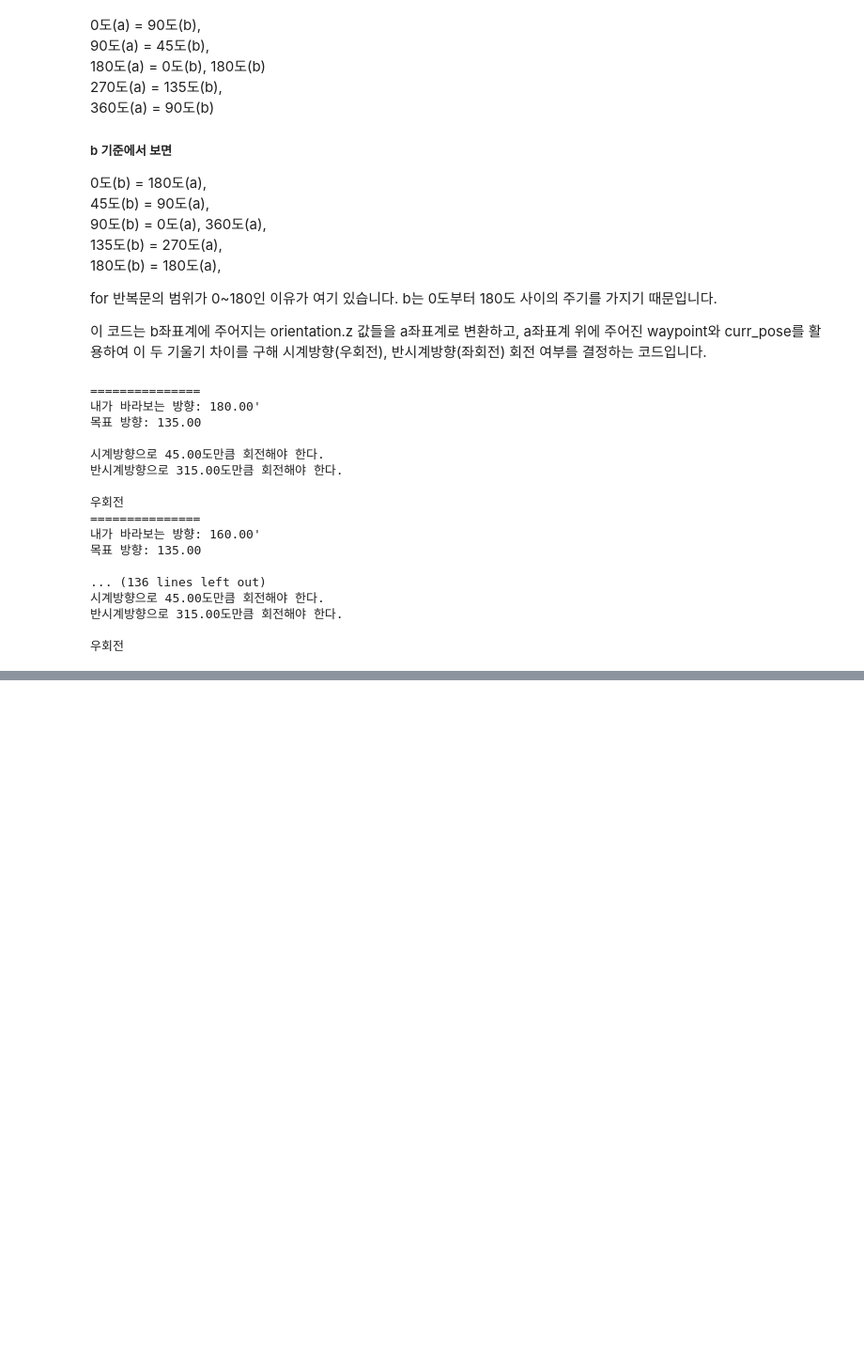
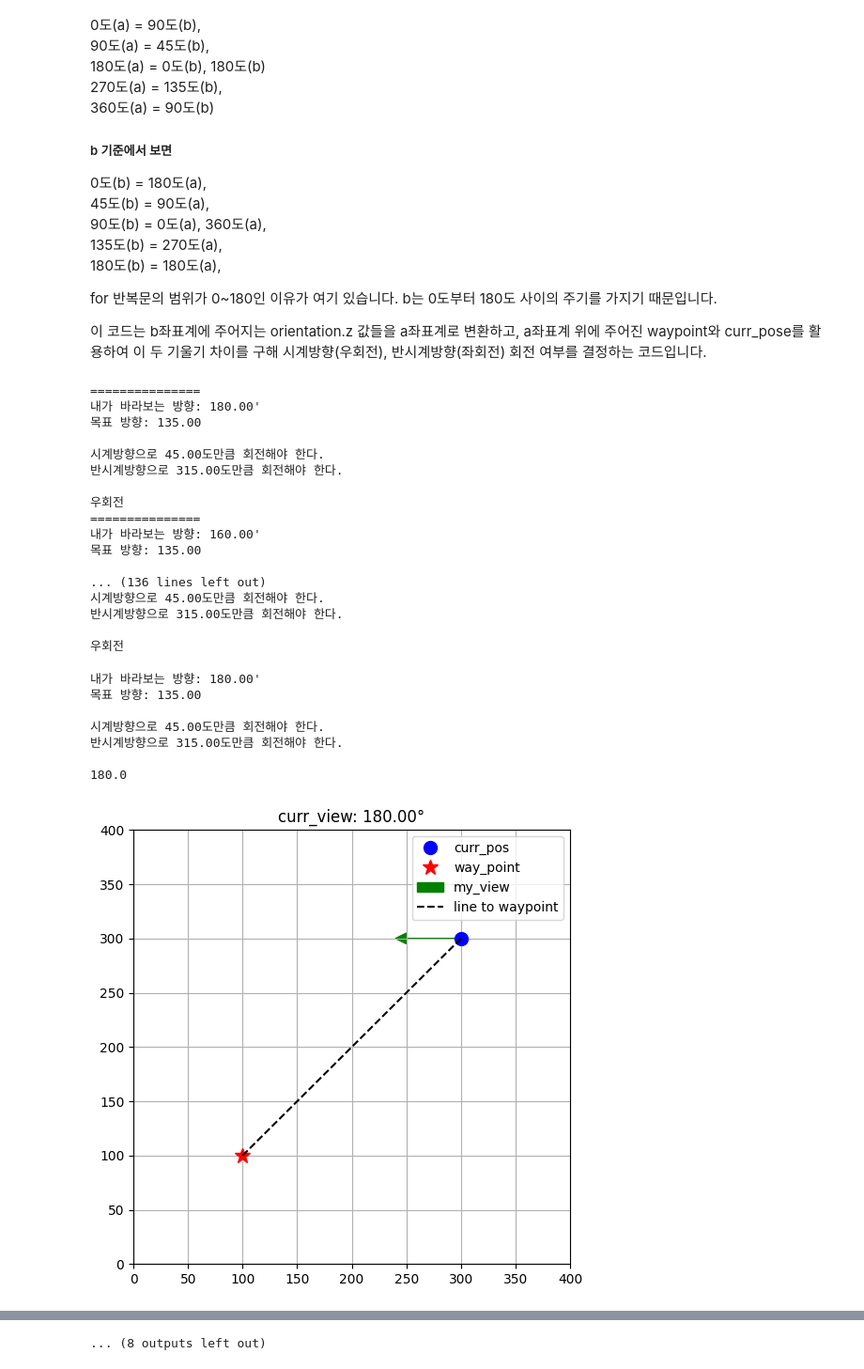
Before and after one commit to kimwanseop/ROS-Project, a Jupyter notebook: src/Brain/nav_debug.ipynb, the cells around one changed output, grey strips where cells are left out. Shown: that part at 94% size. Drawn from its saved outputs; the diff is of its cells as text; code cells hidden in the pictures; blank space fills up the shorter version.

```diff
--- a/src/Brain/nav_debug.ipynb
+++ b/src/Brain/nav_debug.ipynb
@@ -88,3 +90,82 @@ for i in range(0, 181):
 반시계방향으로 315.00도만큼 회전해야 한다.
 
 우회전
+# %%
+import math
+import matplotlib.pyplot as plt
+import numpy as np
+
+def plot_position(curr_x, curr_y, tar_x, tar_y, orientation_degree):
+    plt.figure(figsize=(6, 6))
+    plt.xlim(0, 400)
+    plt.ylim(0, 400)
+
+    # 현재 위치
+    plt.plot(curr_x, curr_y, 'bo', markersize=10, label='curr_pos')
+
+    # 목표 위치
+    plt.plot(tar_x, tar_y, 'r*', markersize=12, label='way_point')
+
+    # 내가 바라보는 방향 벡터
+    arrow_length = 50  # 화살표 길이
+    radian = math.radians(orientation_degree)
+    arrow_dx = arrow_length * math.cos(radian)
+    arrow_dy = arrow_length * math.sin(radian)
+
+    plt.arrow(curr_x, curr_y, arrow_dx, arrow_dy, head_width=10, head_length=10, fc='g', ec='g', label='my_view')
+
+    # 목표까지의 직선
+    plt.plot([curr_x, tar_x], [curr_y, tar_y], 'k--', label='line to waypoint')
+
+    plt.legend()
+    plt.title(f'curr_view: {orientation_degree:.2f}°')
+    plt.grid()
+    plt.show()
+
+
+
+curr_x, curr_y = (300, 300)
+tar_x, tar_y = (100, 100)
+
+for i in range(0, 181, 20):  # 30도 간격으로 시각화
+    orientation_cos = math.cos(math.radians(i))
+
+    # 목표 방향 계산
+    x_diff = tar_x - curr_x
+    y_diff = -(tar_y - curr_y)  # y축 반전 고려
+    target_radian = math.atan2(y_diff, x_diff)
+    target_degree = math.degrees(target_radian) % 360
+
+    # 바라보는 방향 계산
+    converted_ori_cos_radian = orientation_cos
+    converted_ori_cos_degree = math.degrees(math.acos(converted_ori_cos_radian))
+    converted_ori_cos_degree *= 2
+    converted_ori_cos = (180 - converted_ori_cos_degree) % 360
+
+    delta_degree = target_degree - converted_ori_cos
+
+    print(f"내가 바라보는 방향: {converted_ori_cos:.2f}'")
+    print(f"목표 방향: {target_degree:.2f}\n")
+
+    if delta_degree > 0:
+        clockwise = 360 - abs(delta_degree)
+        revert_clockwise = 360 - clockwise
+    elif delta_degree < 0:
+        clockwise = abs(delta_degree)
+        revert_clockwise = 360 - clockwise
+
+    print(f"시계방향으로 {clockwise:.2f}도만큼 회전해야 한다.")
+    print(f"반시계방향으로 {revert_clockwise:.2f}도만큼 회전해야 한다.\n")
+
+    print(converted_ori_cos)
+
+    plot_position(curr_x, curr_y, tar_x, tar_y, converted_ori_cos)
+# %% [output]
+내가 바라보는 방향: 180.00'
+목표 방향: 135.00
+
+시계방향으로 45.00도만큼 회전해야 한다.
+반시계방향으로 315.00도만큼 회전해야 한다.
+
+180.0
+[figure, added]
@@ -90,0 +212 @@ for i in range(0, 181):
+... (8 outputs left out)
```
Also changed, not shown: parts of 2 cells of this notebook, 3 other files.
